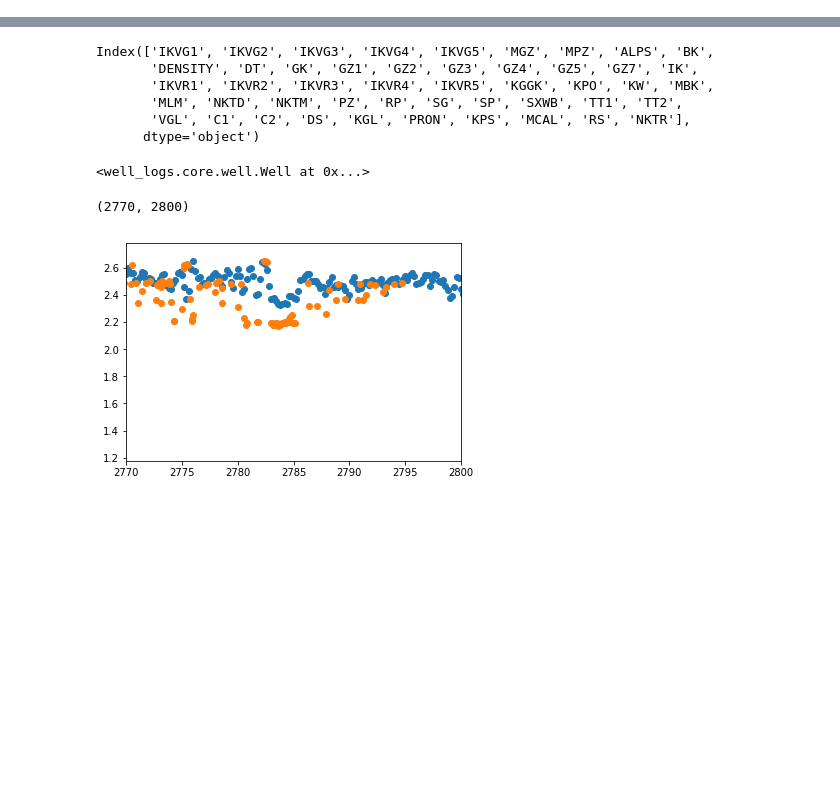
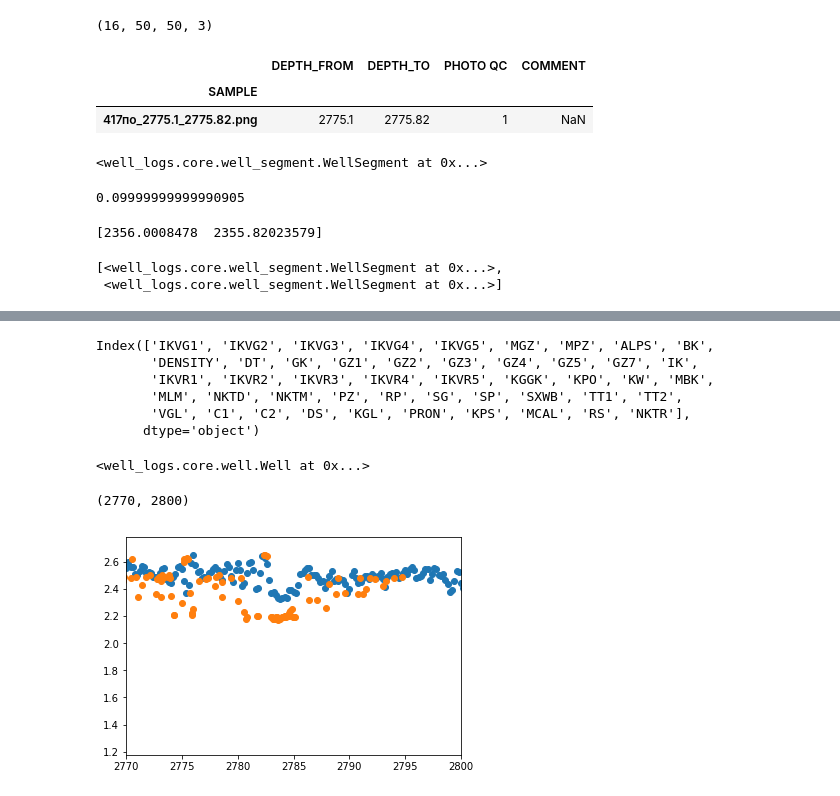
Before and after one commit to sadaqatali2027/petroflow-1, a Jupyter notebook: examples/well_visualization.ipynb, the cells around one changed output, grey strips where cells are left out. Saved outputs shown, nothing was run; the diff lists cells and outputs as text; code cells hidden in the pictures; blank space fills up the shorter version.

```diff
--- a/examples/well_visualization.ipynb
+++ b/examples/well_visualization.ipynb
@@ -5,0 +12,24 @@ from well_logs import Well
+# %%
+index = FilesIndex(path='/Users/akozhevin/data/quality/*', dirs=True)
+# %%
+dataset = Dataset(index, WellBatch)
+# %%
+ppl = dataset.p.load().split_segments().random_crop(n_crops=16, height=0.1)
+# %%
+batch = ppl.next_batch(1, n_epochs=None)
+
+def make_data(batch):
+    res = {
+        'labels': [],
+        'samples_dl': [],
+        'samples_uv': []
+    }
+
+    for well in batch.wells:
+        res['samples_dl'].append(np.stack([segment.core_dl for segment in well.segments], axis=0))
+        res['samples_uv'].append(np.stack([segment.core_uv for segment in well.segments], axis=0))
+        res['labels'].append([segment.samples['PHOTO QC'].values[0] for segment in well.segments])
+
+    res = {key: np.concatenate(value, axis=0) for key, value in res.items()}
+
+    return res
@@ -5,0 +59,10 @@ from well_logs import Well
+# %%
+samples_dl.shape
+# %% [output]
+(16, 50, 50, 3)
+# %%
+batch.wells[0].segments[0].samples
+# %% [output]
+|  | DEPTH_FROM | DEPTH_TO | PHOTO QC | COMMENT |
+| SAMPLE |  |  |  |  |
+| 417по_2775.1_2775.82.png | 2775.1 | 2775.82 | 1 | NaN |
@@ -5,0 +71,8 @@ from well_logs import Well
+# %%
+segment["GK", "BK", "GZ1", "IK", "NKTD", "SP"].plot()
+# %% [output]
+<well_logs.core.well_segment.WellSegment at 0x...>
+# %%
+batch.wells[0].segments[3].depth
+# %% [output]
+0.09999999999990905
@@ -5,0 +81,6 @@ from well_logs import Well
+# %%
+segment.random_crop(0.1, 2)
+# %% [output]
+[2356.0008478  2355.82023579]
+[<well_logs.core.well_segment.WellSegment at 0x...>,
+ <well_logs.core.well_segment.WellSegment at 0x...>]
```
Also changed, not shown: parts of 8 cells of this notebook, 6 other files.
